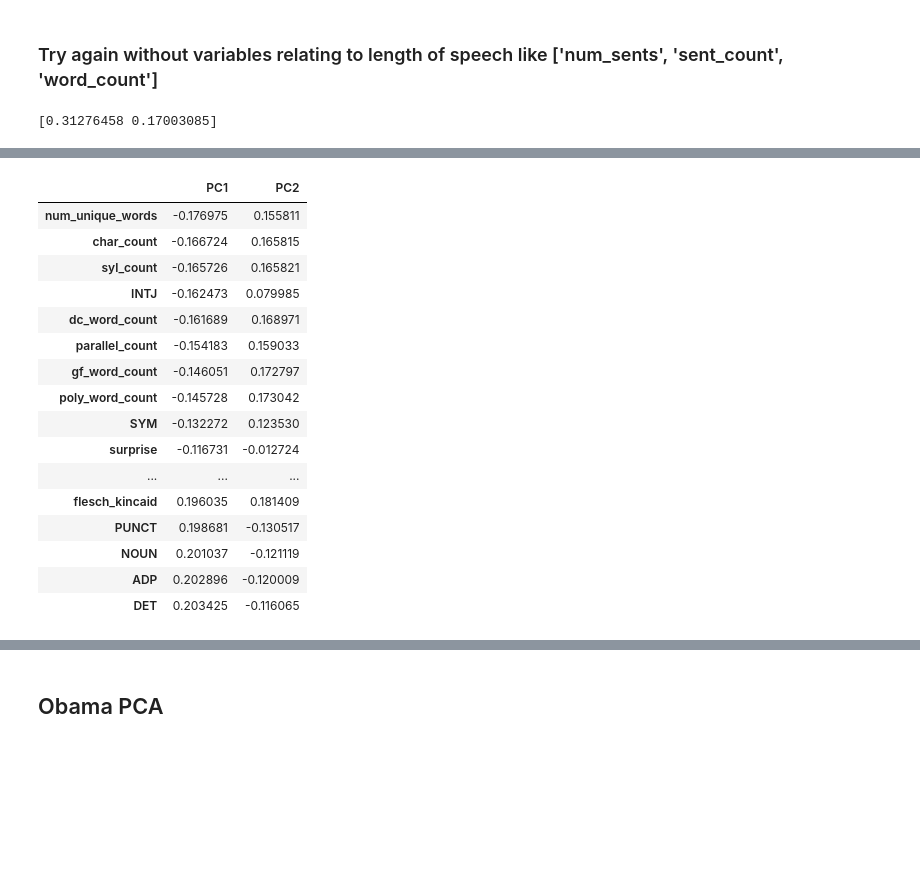
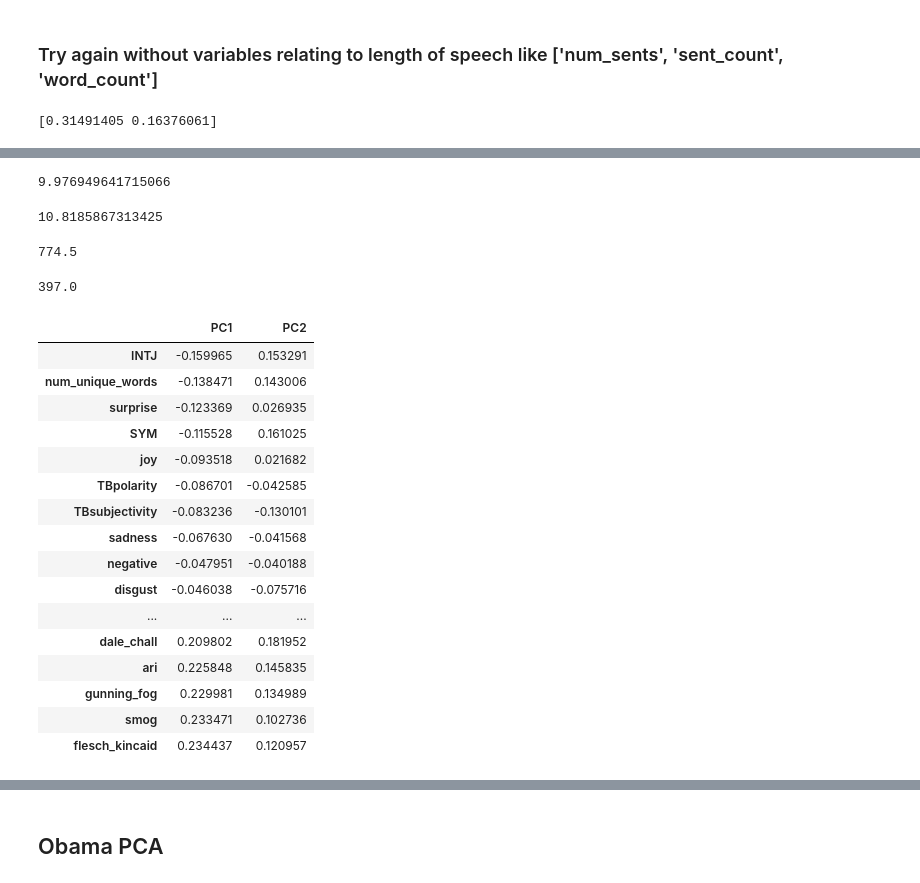
Before and after one commit to pday2/ObamaNLP, a Jupyter notebook: obama_vs_gwb.ipynb, the cells around one changed output, grey strips where cells are left out. Drawn from its saved outputs; the diff is of its cells as text; code cells hidden in the pictures; blank space fills up the shorter version.

```diff
--- a/obama_vs_gwb.ipynb
+++ b/obama_vs_gwb.ipynb
@@ -106,8 +106,9 @@ loadings
 # %% [markdown]
 ### Try again without variables relating to length of speech like ['num_sents', 'sent_count', 'word_count']
 # %%
-oba = oba.drop(['num_sents', 'sent_count', 'word_count', 'num_words'], axis=1)
-gwb = gwb.drop(['num_sents', 'sent_count', 'word_count', 'num_words'], axis=1)
+drop_cols = ['dc_word_count','parallel_count','gf_word_count','poly_word_count','num_sents', 'sent_count', 'word_count', 'num_words', 'char_count', 'syl_count']
+oba = oba.drop(drop_cols, axis=1)
+gwb = gwb.drop(drop_cols, axis=1)
 combined = pd.concat([oba,gwb], axis=0)
 pca_data2 = combined.drop(['date', 'source'], axis=1)
 scaling2 = StandardScaler()
@@ -117,7 +118,7 @@ pca2 = PCA(n_components=2)
 pcafit2 = pca2.fit_transform(scaled_data2)
 print(pca2.explained_variance_ratio_)
 # %% [output]
-[0.31276458 0.17003085]
+[0.31491405 0.16376061]
 # %%
 fig = px.scatter(pcafit2,
                  x=0,
@@ -128,26 +133,41 @@ fig = px.scatter(pcafit2,
 fig.show()
 # %% [output]
 [interactive output not drawn]
+# %%
+oba.flesch_kincaid.median()
+# %% [output]
+9.976949641715066
+# %%
+gwb.flesch_kincaid.median()
+# %% [output]
+10.8185867313425
+# %%
+oba.num_unique_words.median()
+# %% [output]
+774.5
+# %%
+gwb.num_unique_words.median()
+# %% [output]
+397.0
 # %%
-pca_data2 = pca_data.drop(['num_sents', 'sent_count', 'word_count', 'num_words'], axis=1)
 loadings2 = pd.DataFrame(pca2.components_.T, columns=['PC1', 'PC2'], index=pca_data2.columns)
 loadings2.sort_values(by=['PC1'], inplace=True)
 loadings2
 # %% [output]
 |  | PC1 | PC2 |
-| num_unique_words | -0.176975 | 0.155811 |
-| char_count | -0.166724 | 0.165815 |
-| syl_count | -0.165726 | 0.165821 |
-| INTJ | -0.162473 | 0.079985 |
-| dc_word_count | -0.161689 | 0.168971 |
-| parallel_count | -0.154183 | 0.159033 |
-| gf_word_count | -0.146051 | 0.172797 |
-| poly_word_count | -0.145728 | 0.173042 |
-| SYM | -0.132272 | 0.123530 |
-| surprise | -0.116731 | -0.012724 |
+| INTJ | -0.159965 | 0.153291 |
+| num_unique_words | -0.138471 | 0.143006 |
+| surprise | -0.123369 | 0.026935 |
+| SYM | -0.115528 | 0.161025 |
+| joy | -0.093518 | 0.021682 |
+| TBpolarity | -0.086701 | -0.042585 |
+| TBsubjectivity | -0.083236 | -0.130101 |
+| sadness | -0.067630 | -0.041568 |
+| negative | -0.047951 | -0.040188 |
+| disgust | -0.046038 | -0.075716 |
 | ... | ... | ... |
-| flesch_kincaid | 0.196035 | 0.181409 |
-| PUNCT | 0.198681 | -0.130517 |
-| NOUN | 0.201037 | -0.121119 |
-| ADP | 0.202896 | -0.120009 |
-| DET | 0.203425 | -0.116065 |
+| dale_chall | 0.209802 | 0.181952 |
+| ari | 0.225848 | 0.145835 |
+| gunning_fog | 0.229981 | 0.134989 |
+| smog | 0.233471 | 0.102736 |
+| flesch_kincaid | 0.234437 | 0.120957 |
```
Also changed, not shown: parts of 2 cells of this notebook, 3 other files.
